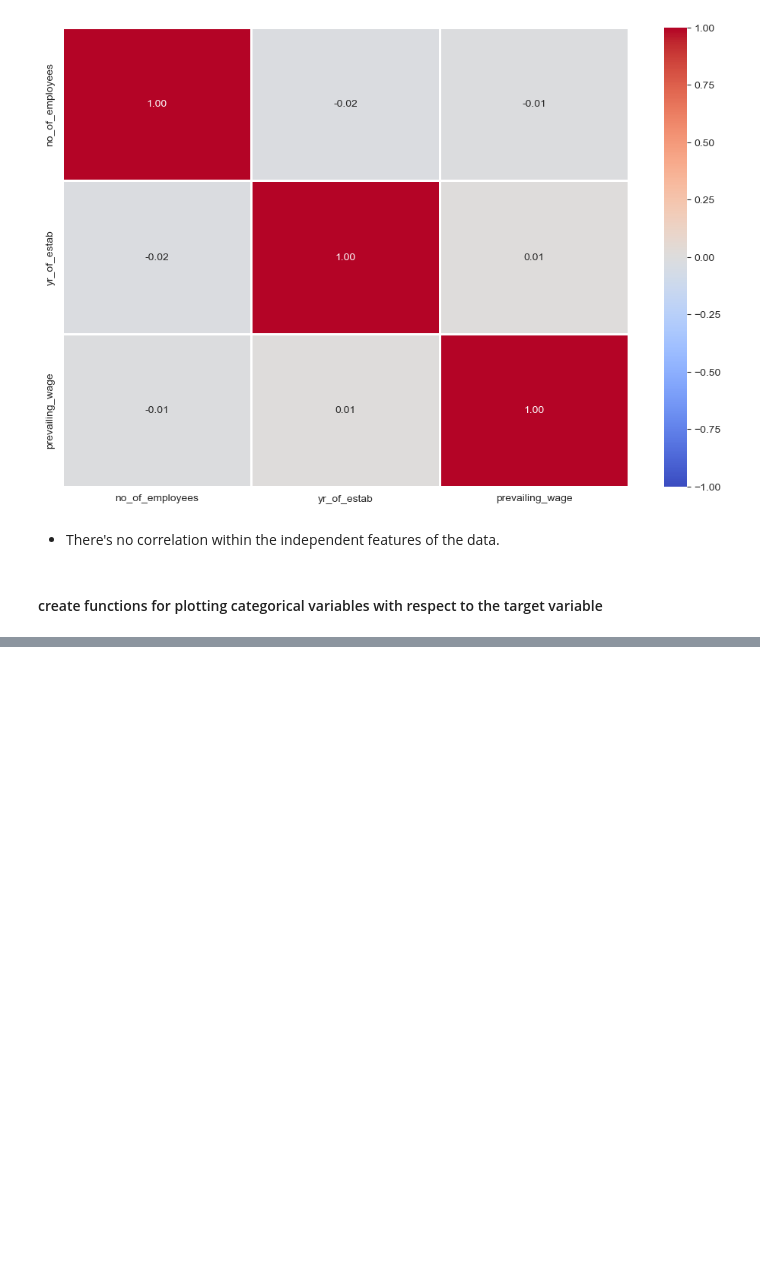
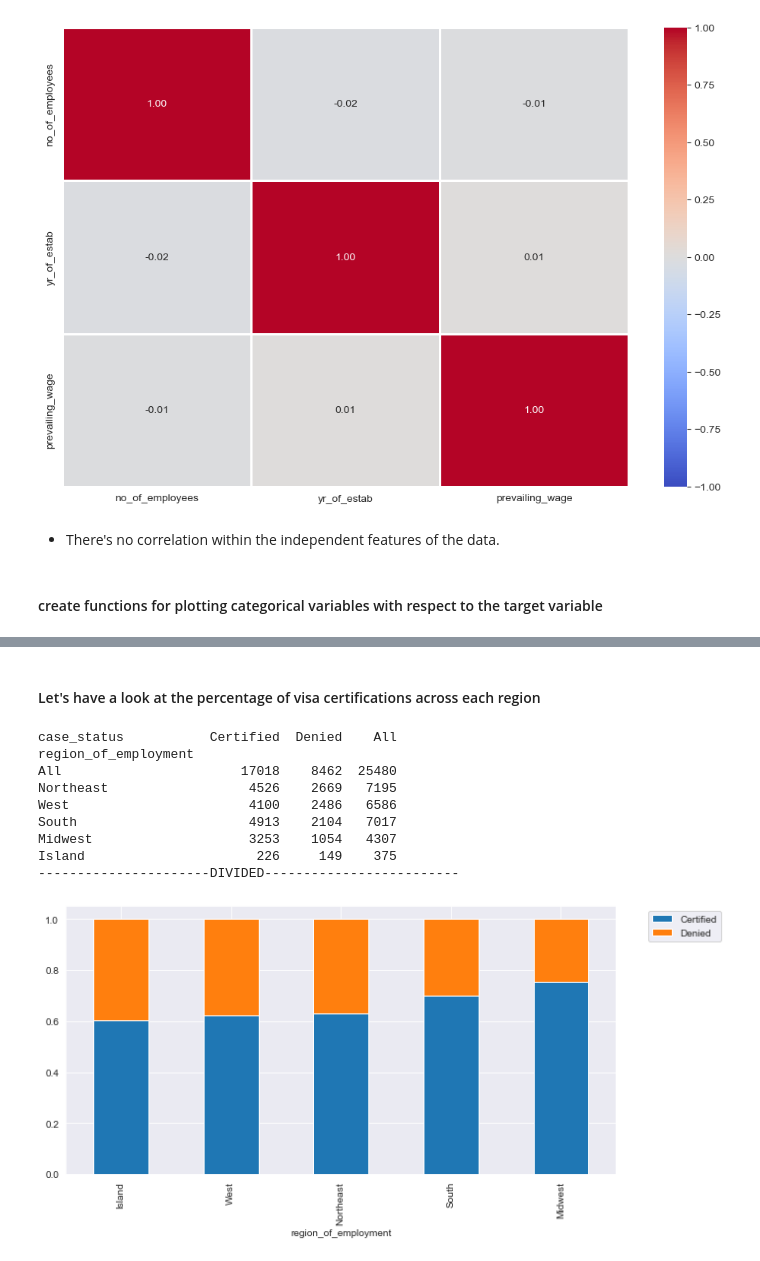
Before and after one commit to ArthurXia1031/Data_Science_Project, a Jupyter notebook: machine_learning/Easy_visa/easy_visa.ipynb, the cells around one changed output, grey strips where cells are left out. Cells and saved outputs as stored; diff of their text form; code cells hidden in the pictures; blank space fills up the shorter version.

```diff
--- a/machine_learning/Easy_visa/easy_visa.ipynb
+++ b/machine_learning/Easy_visa/easy_visa.ipynb
@@ -477,7 +477,7 @@ def stacked_barplot(data, predictor, target):
     target : dataframe column
     """
 
-    count = data[predictor].value_counts()
+    count = data[predictor].nunique()
     sorter = data[target].value_counts().index[-1]
 
     tab1 = pd.crosstab(data[predictor], data[target], margins=True).sort_values(
@@ -491,16 +491,11 @@ def stacked_barplot(data, predictor, target):
         by=sorter, ascending=False
     )
 
-    tab.plot(kind='bar', stacked=True, figsize=(count + 5, 5))
+    tab.plot(kind='bar', stacked=True, figsize=(count + 5, 5), xlabel=predictor, ylabel='Percentage')
 
     plt.legend(
-        loc='lower left',
-        frameon=False
-    )
-
-    plt.legend(
-        loc='lower left',
-        bbox_to_anchor=(1.0, 1.0),
+        loc='upper right',
+        bbox_to_anchor=(1.2, 1),
     )
 
     plt.show()
@@ -518,0 +570,15 @@ ValueError: setting an array element with a sequence. The requested array has an
+# %% [markdown]
+#### Let's have a look at the percentage of visa certifications across each region
+# %%
+stacked_barplot(data, 'region_of_employment', 'case_status')
+# %% [output]
+case_status           Certified  Denied    All
+region_of_employment
+All                       17018    8462  25480
+Northeast                  4526    2669   7195
+West                       4100    2486   6586
+South                      4913    2104   7017
+Midwest                    3253    1054   4307
+Island                      226     149    375
+----------------------DIVIDED-------------------------
+[figure, added]
```
Also changed, not shown: parts of 8 cells of this notebook.
